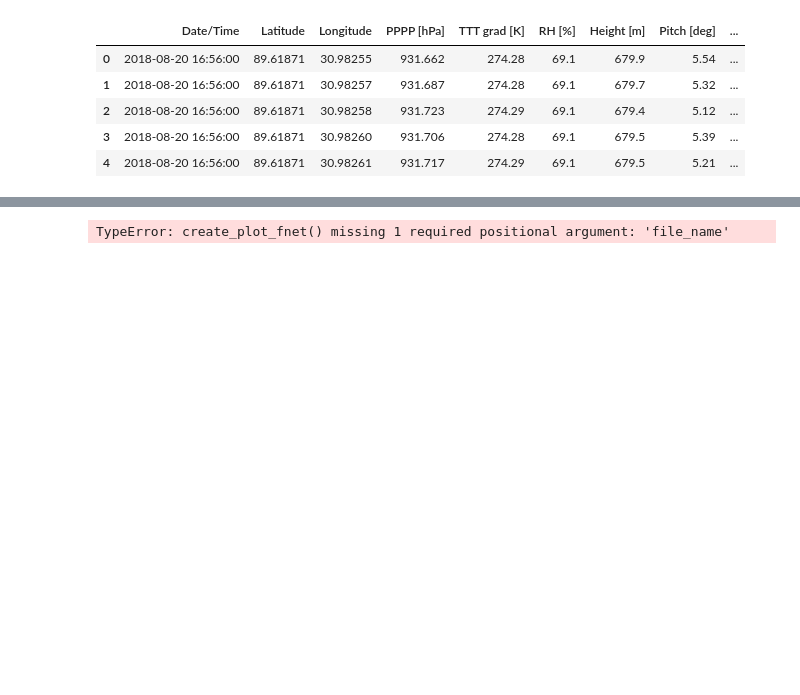
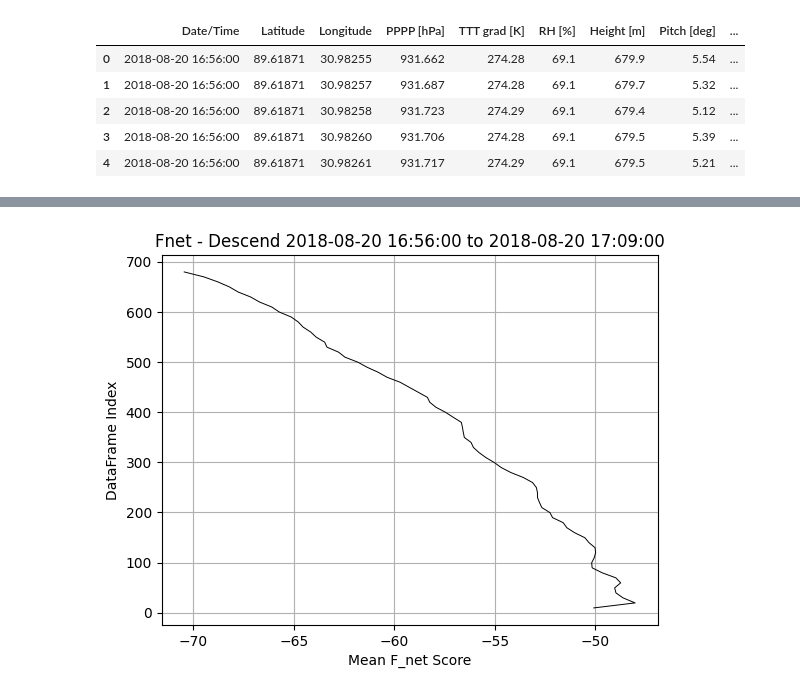
Before and after one commit to JaKopf2000/thesis, a Jupyter notebook: notebook.ipynb, the cells around one changed output, grey strips where cells are left out. Drawn from its saved outputs; the diff is of its cells as text; code cells hidden in the pictures; blank space fills up the shorter version.

```diff
--- a/notebook.ipynb
+++ b/notebook.ipynb
@@ -141,10 +141,10 @@ create_plot_fnet(dataframe=df_asc,
 # %%
 mean_scores_desc = [df['F_net'].mean() for df in split_dfs_with_f_net_desc]
 mid_points_desc = calc_mid_points(split_dfs_with_f_net_desc, asc=False)
 
 create_plot_fnet(dataframe=df_desc,
                  mean_scores=mean_scores_desc,
                  mid_points=mid_points_desc,
-                 direction='Descend')
+                 direction='Descend',file_name='F_net_desc')
 # %% [output]
-TypeError: create_plot_fnet() missing 1 required positional argument: 'file_name'
+[figure, added]
```
Also changed, not shown: parts of 3 cells of this notebook.
